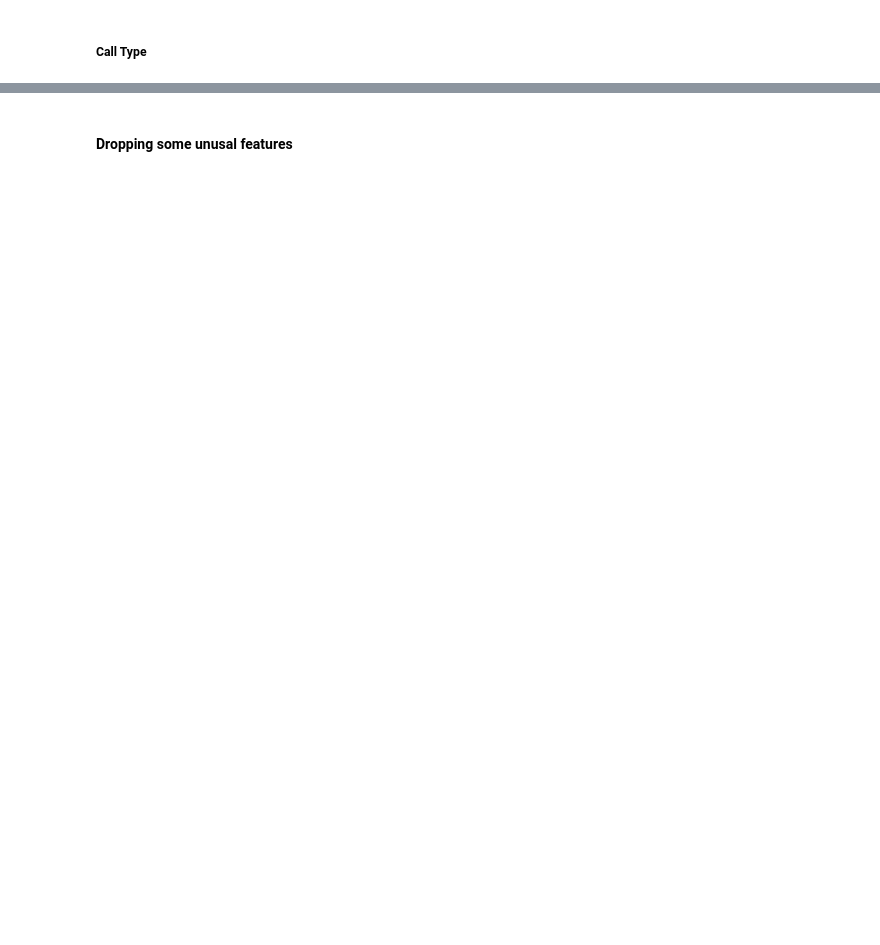
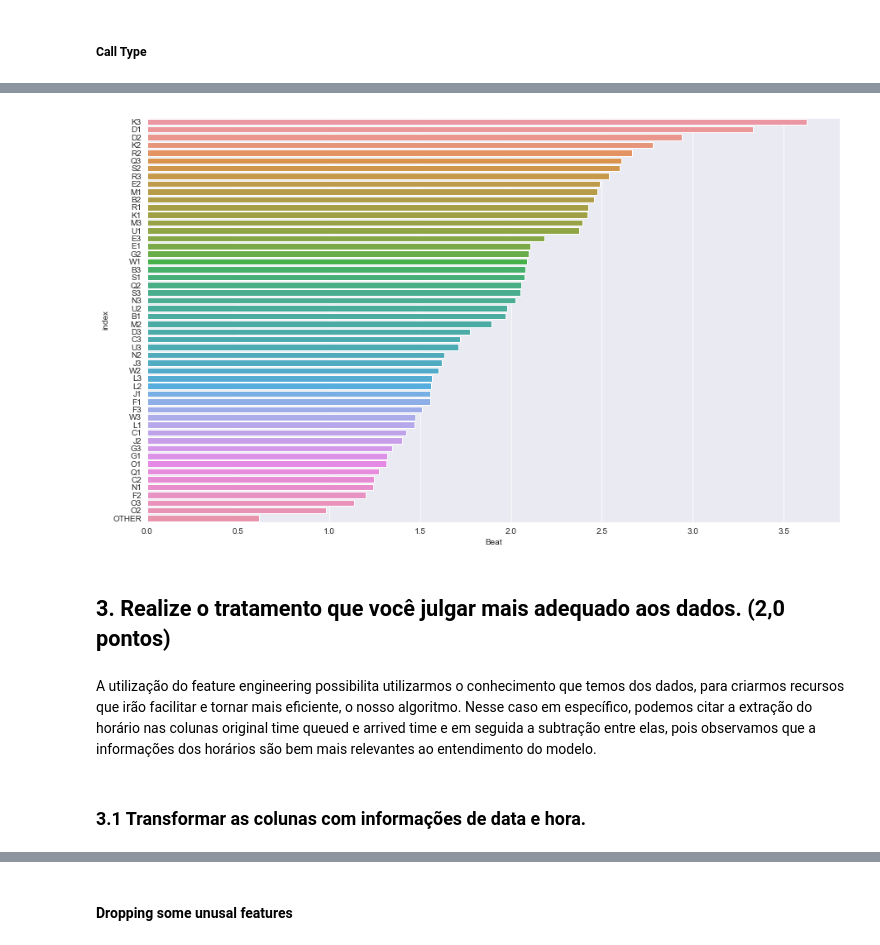
Before and after one commit to Leudyston/kdd_project, a Jupyter notebook: seattle.ipynb, the cells around one changed output, grey strips where cells are left out. Cells and saved outputs as stored; diff of their text form; code cells hidden in the pictures; blank space fills up the shorter version.

```diff
--- a/seattle.ipynb
+++ b/seattle.ipynb
@@ -83,3 +174,20 @@ sns.countplot(y = 'Sector', ax = ax[1], data = data)
+# %%
+beat = pd.DataFrame((data['Beat'].value_counts()/data.shape[0] * 100)).reset_index()
+other = beat[beat['Beat'] < 0.5]['index'].values
+# %%
+index_ = data[data['Beat'].isin(other)].index
+data.loc[index_, 'Beat'] = 'OTHER'
+# %%
+beat = pd.DataFrame((data['Beat'].value_counts()/data.shape[0] * 100)).reset_index()
+g = sns.barplot(y = 'index', x = 'Beat', data = beat, ax = plt.subplots(figsize = (15, 9))[1])
+# %% [output]
+[figure, added]
+# %% [markdown]
+## 3. Realize o tratamento que você julgar mais adequado aos dados. (2,0 pontos)
+# %% [markdown]
+A utilização do feature engineering possibilita utilizarmos o conhecimento que temos dos dados, para criarmos recursos que irão facilitar e tornar mais eficiente, o nosso algoritmo. Nesse caso em específico, podemos citar a extração do horário nas colunas original time queued e arrived time e em seguida a subtração entre elas, pois observamos que a informações dos horários são bem mais relevantes ao entendimento do modelo.
+# %% [markdown]
+### 3.1 Transformar as colunas com informações de data e hora.
 # %%
 import datetime
 # %%
```
Also changed, not shown: parts of 66 cells of this notebook.
